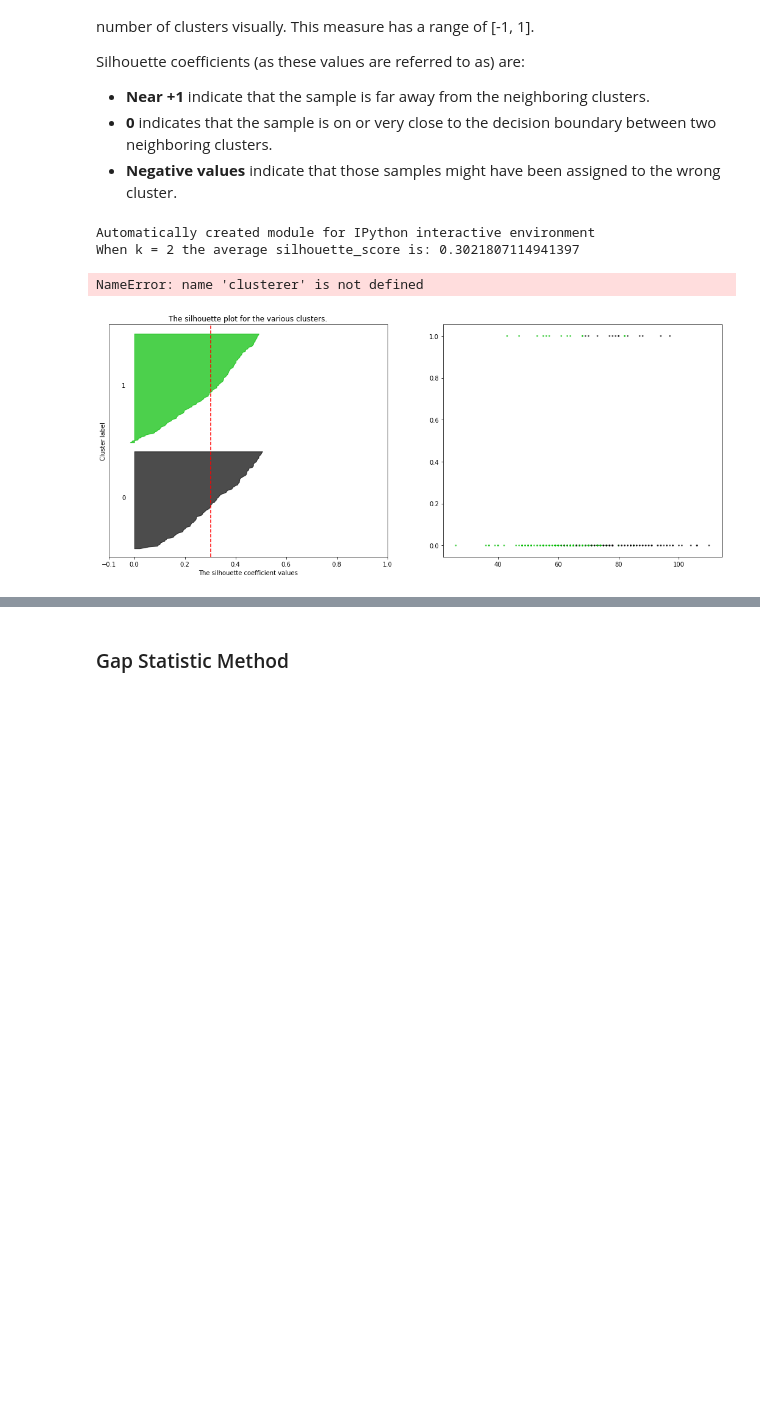
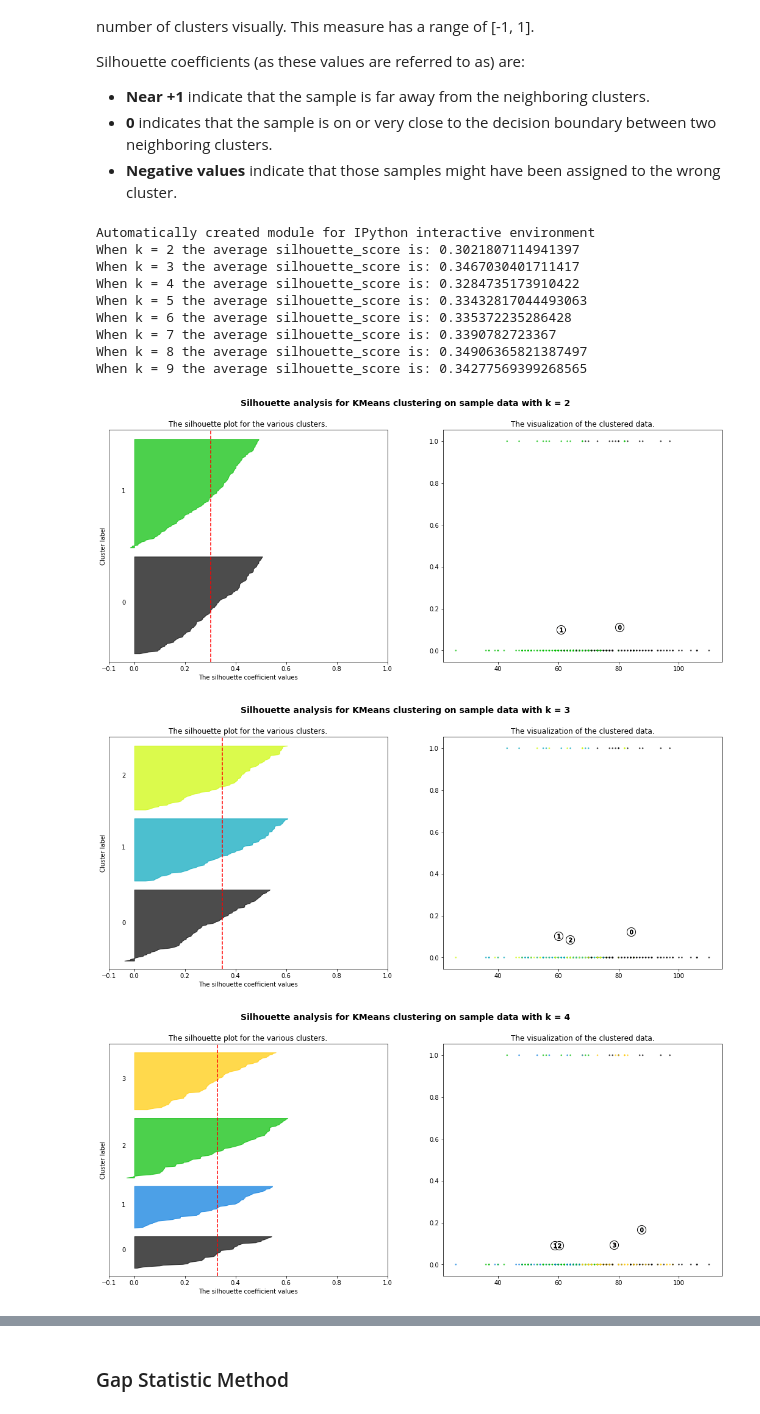
Before and after one commit to harperd/machine-learning, a Jupyter notebook: Machine-Learning.ipynb, the cells around one changed output, grey strips where cells are left out. Cells and saved outputs as stored; diff of their text form; code cells hidden in the pictures; blank space fills up the shorter version.

```diff
--- a/Machine-Learning.ipynb
+++ b/Machine-Learning.ipynb
@@ -303,9 +303,8 @@ for k in range(2, samples):
     # plots of individual clusters, to demarcate them clearly.
     ax1.set_ylim([0, len(X) + (k + 1) * 10])
 
-    # Initialize the clusterer with n_clusters value and a random generator
+    # Initialize the model with n_clusters value and a random generator
     # seed of 10 for reproducibility.
-    #clusterer = KMeans(n_clusters = k, random_state = 10)
     model = cluster_kmeans(k)
     cluster_labels = model.fit_predict(X)
 
@@ -350,33 +349,41 @@ for k in range(2, samples):
 
     ax1.set_yticks([])  # Clear the yaxis labels / ticks
     ax1.set_xticks([-0.1, 0, 0.2, 0.4, 0.6, 0.8, 1])
 
     # 2nd Plot showing the actual clusters formed
     colors = cm.nipy_spectral(cluster_labels.astype(float) / k)
     ax2.scatter(X[:, 0], X[:, 1], marker = '.', s = 30, lw = 0, alpha = 0.7,
                 c = colors, edgecolor = 'k')
 
     # Labeling the clusters
-    centers = clusterer.cluster_centers_
+    centers = model.cluster_centers_
     # Draw white circles at cluster centers
     ax2.scatter(centers[:, 0], centers[:, 1], marker = 'o',
                 c = 'white', alpha = 1, s = 200, edgecolor = 'k')
 
     for i, c in enumerate(centers):
         ax2.scatter(c[0], c[1], marker = '$%d$' % i, alpha = 1,
                     s = 50, edgecolor = 'k')
 
     ax2.set_title('The visualization of the clustered data.')
     # ax2.set_xlabel('Feature space for the 1st feature')
     # ax2.set_ylabel('Feature space for the 2nd feature')
 
     plt.suptitle(('Silhouette analysis for KMeans clustering on sample data '
                   'with k = %d' % k),
                  fontsize = 14, fontweight = 'bold')
 
 plt.show()
 # %% [output]
 Automatically created module for IPython interactive environment
 When k = 2 the average silhouette_score is: 0.3021807114941397
+When k = 3 the average silhouette_score is: 0.3467030401711417
+When k = 4 the average silhouette_score is: 0.3284735173910422
+When k = 5 the average silhouette_score is: 0.33432817044493063
+When k = 6 the average silhouette_score is: 0.335372235286428
+When k = 7 the average silhouette_score is: 0.3390782723367
+When k = 8 the average silhouette_score is: 0.34906365821387497
+When k = 9 the average silhouette_score is: 0.34277569399268565
-NameError: name 'clusterer' is not defined
-[figure, old version]
+[figure, new version]
+[figure, added]
+[figure, added]
```
Also changed, not shown: parts of 3 cells of this notebook.
